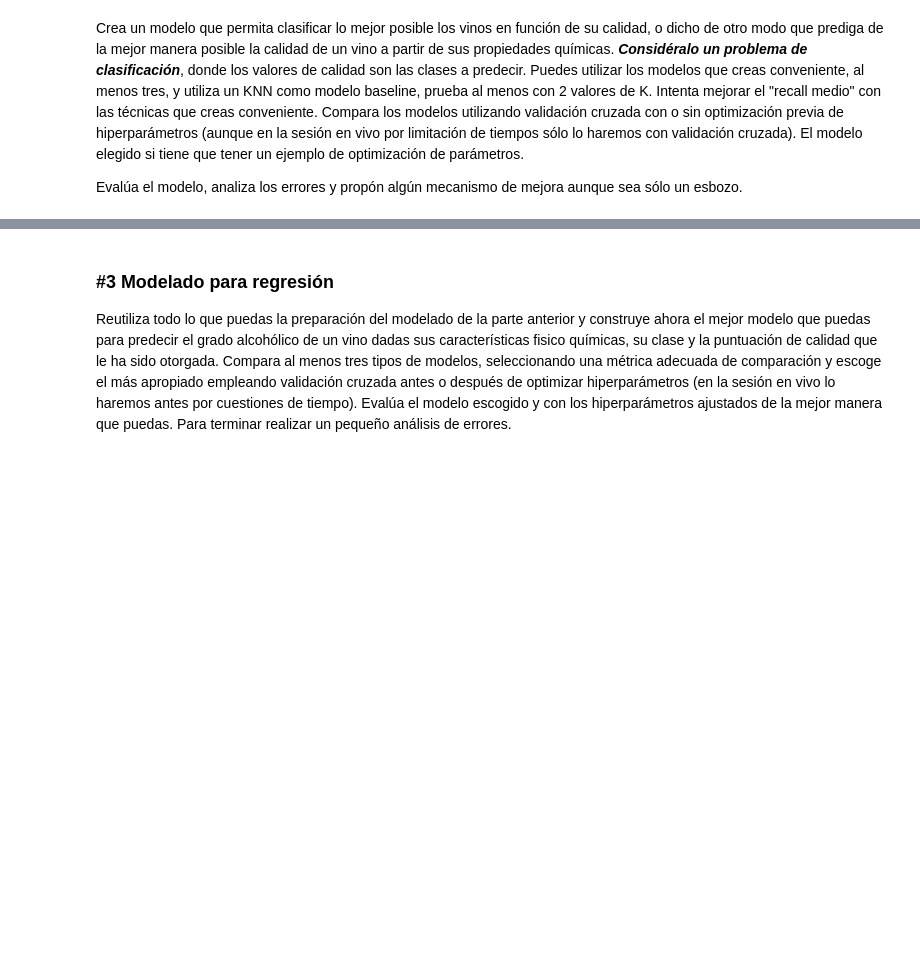
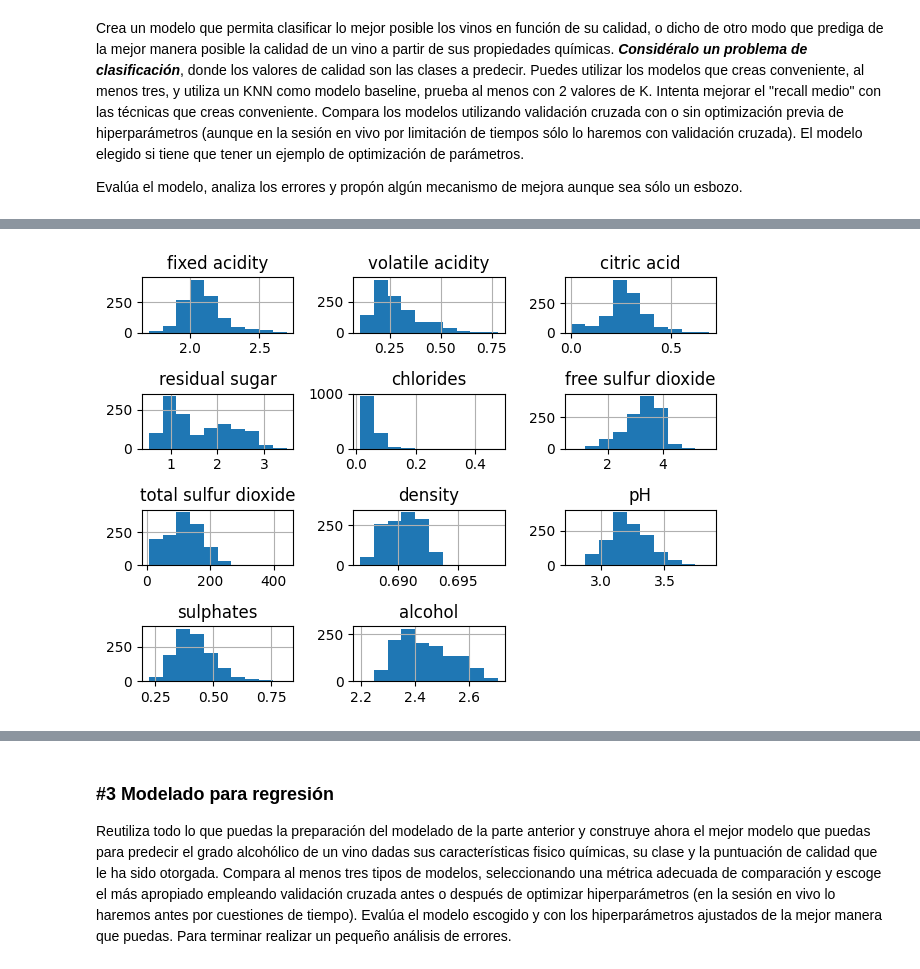
Before and after one commit to Lauragarbre/ONLINE_DS_THEBRIDGE_Curso2025, a Jupyter notebook: Bootcamp_Data_Science_2025/04_Machine_Learning /Sprint 12_ML_Modelos_Supervisdos_III_Otros_Modelos_Supervisados_y_Repaso/Unidad 02/18_Practica_Obligatoria_Repaso_Aprendizaje_Supervisado_Hecha.ipynb, the cells around one changed output, grey strips where cells are left out. Drawn from its saved outputs; the diff is of its cells as text; code cells hidden in the pictures; blank space fills up the shorter version.

```diff
--- a/Bootcamp_Data_Science_2025/04_Machine_Learning /Sprint 12_ML_Modelos_Supervisdos_III_Otros_Modelos_Supervisados_y_Repaso/Unidad 02/18_Practica_Obligatoria_Repaso_Aprendizaje_Supervisado_Hecha.ipynb
+++ b/Bootcamp_Data_Science_2025/04_Machine_Learning /Sprint 12_ML_Modelos_Supervisdos_III_Otros_Modelos_Supervisados_y_Repaso/Unidad 02/18_Practica_Obligatoria_Repaso_Aprendizaje_Supervisado_Hecha.ipynb
@@ -123,0 +181,15 @@ Evalúa el modelo, analiza los errores y propón algún mecanismo de mejora aunq
+# %%
+# Parece que tienen una distribución más o menos normal pH, total sulfur dioxide.
+# El resto tienen una distribución parecida a la normal pero con colas largas
+# Ya que nos piden 3 modelos, uno de ellos KNN, tenemos que tratar las variables y escalarlas
+# por lo tanto le voy a aplicar el logaritmo a las features num, menos a las nombradas anteriormente
+for col in features_num:
+    if col != 'pH' and col != 'total sulfur dioxide':
+        train_set_clf[col]= np.log(train_set_clf[col] + 1) # aplicamos a train
+        test_set_clf[col] = np.log(test_set_clf[col]+1)# aplicamos a test
+# %%
+# Compruebo si ha habido alguna modificacion en sus distribuciones
+train_set_clf[features_num].hist()
+plt.tight_layout();
+# %% [output]
+[figure, added]
```
Also changed, not shown: parts of 25 cells of this notebook.
